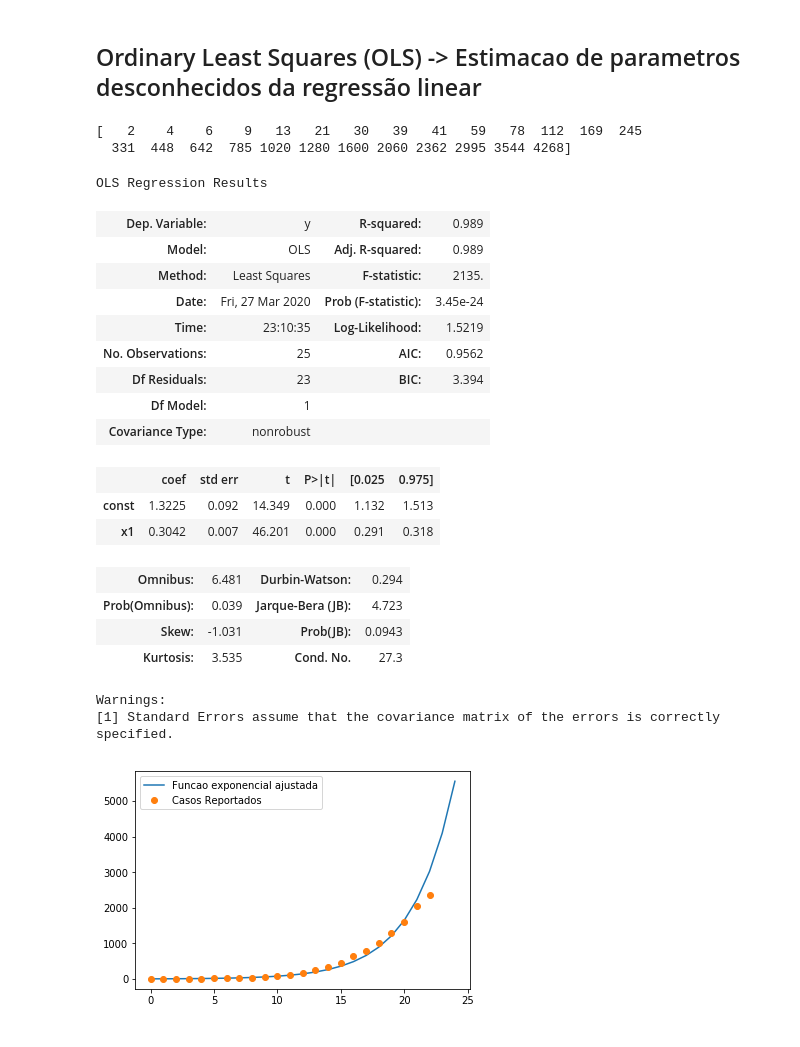
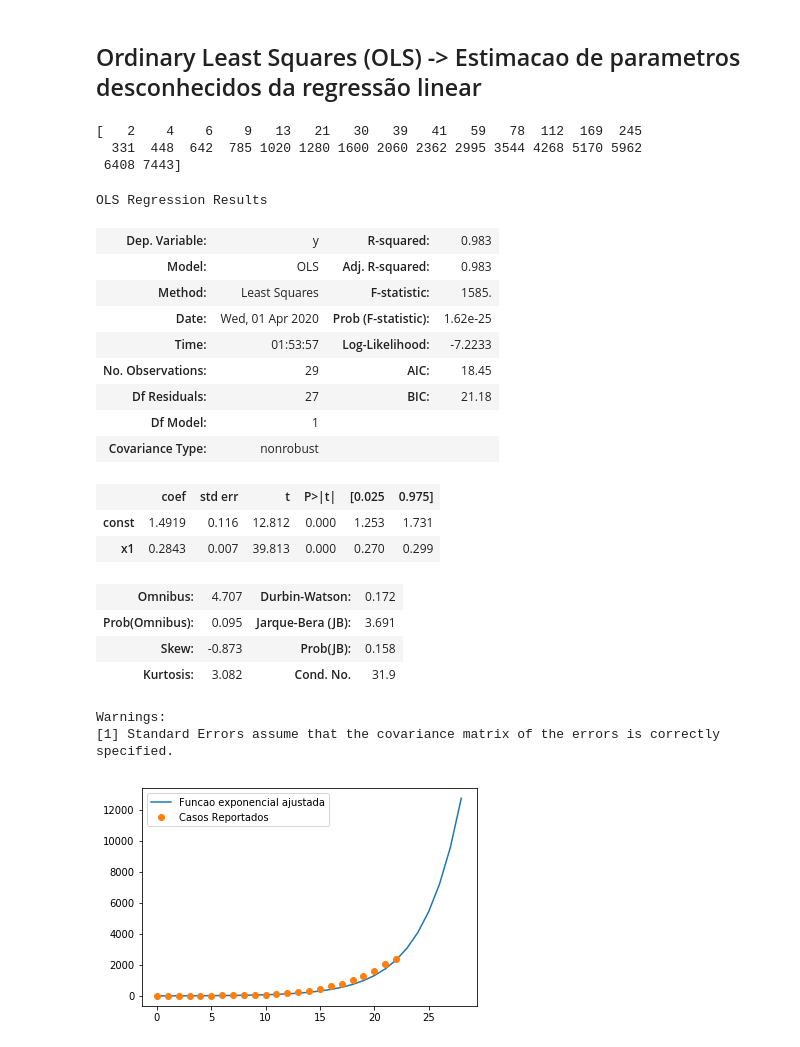
Before and after one commit to DuarteAndre/Covid-19_visualizacao_dados, a Jupyter notebook: Meus_testes_COVID.ipynb, the cells around one changed output. Drawn from its saved outputs; the diff is of its cells as text; code cells hidden in the pictures.

```diff
--- a/Meus_testes_COVID.ipynb
+++ b/Meus_testes_COVID.ipynb
@@ -134,48 +134,49 @@ df_data[['obitos']].plot(kind='line', title='Evolucao dos obitos', linestyle='--
 # %% [markdown]
 ## Ordinary Least Squares (OLS) -> Estimacao de parametros desconhecidos da regressão linear
 # %%
-confir = np.array([2, 4, 6, 9, 13, 21, 30, 39, 41, 59, 78, 112, 169, 245, 331, 448, 642, 785, 1020, 1280, 1600, 2060, 2362, 2995, 3544, 4268])
+confir = np.array([2, 4, 6, 9, 13, 21, 30, 39, 41, 59, 78, 112, 169, 245, 331, 448, 642, 785, 1020, 1280, 1600, 2060, 2362, 2995, 3544, 4268, 5170, 5962, 6408, 7443])
 # %%
 print (confir)
 # %% [output]
 [   2    4    6    9   13   21   30   39   41   59   78  112  169  245
-  331  448  642  785 1020 1280 1600 2060 2362 2995 3544 4268]
+  331  448  642  785 1020 1280 1600 2060 2362 2995 3544 4268 5170 5962
+ 6408 7443]
 # %%
 x = np.arange(len(confir))
 x = add_constant(x)
 # %%
-modelo = OLS(np.log(confir[:25]), x[:25])
+modelo = OLS(np.log(confir[:29]), x[:29])
 # %%
 resultado = modelo.fit()
 # %%
 resultado.summary()
 # %% [output]
 OLS Regression Results
-| Dep. Variable: | y | R-squared: | 0.989 |
-| Model: | OLS | Adj. R-squared: | 0.989 |
-| Method: | Least Squares | F-statistic: | 2135. |
-| Date: | Fri, 27 Mar 2020 | Prob (F-statistic): | 3.45e-24 |
-| Time: | 23:10:35 | Log-Likelihood: | 1.5219 |
-| No. Observations: | 25 | AIC: | 0.9562 |
-| Df Residuals: | 23 | BIC: | 3.394 |
+| Dep. Variable: | y | R-squared: | 0.983 |
+| Model: | OLS | Adj. R-squared: | 0.983 |
+| Method: | Least Squares | F-statistic: | 1585. |
+| Date: | Wed, 01 Apr 2020 | Prob (F-statistic): | 1.62e-25 |
+| Time: | 01:53:57 | Log-Likelihood: | -7.2233 |
+| No. Observations: | 29 | AIC: | 18.45 |
+| Df Residuals: | 27 | BIC: | 21.18 |
 | Df Model: | 1 |  |  |
 | Covariance Type: | nonrobust |  |  |
 |  | coef | std err | t | P>|t| | [0.025 | 0.975] |
-| const | 1.3225 | 0.092 | 14.349 | 0.000 | 1.132 | 1.513 |
-| x1 | 0.3042 | 0.007 | 46.201 | 0.000 | 0.291 | 0.318 |
+| const | 1.4919 | 0.116 | 12.812 | 0.000 | 1.253 | 1.731 |
+| x1 | 0.2843 | 0.007 | 39.813 | 0.000 | 0.270 | 0.299 |
-| Omnibus: | 6.481 | Durbin-Watson: | 0.294 |
-| Prob(Omnibus): | 0.039 | Jarque-Bera (JB): | 4.723 |
-| Skew: | -1.031 | Prob(JB): | 0.0943 |
-| Kurtosis: | 3.535 | Cond. No. | 27.3 |
+| Omnibus: | 4.707 | Durbin-Watson: | 0.172 |
+| Prob(Omnibus): | 0.095 | Jarque-Bera (JB): | 3.691 |
+| Skew: | -0.873 | Prob(JB): | 0.158 |
+| Kurtosis: | 3.082 | Cond. No. | 31.9 |
 Warnings:
 [1] Standard Errors assume that the covariance matrix of the errors is correctly specified.
 # %%
 plt.plot(
-    np.exp(resultado.predict(x[:25])),
+    np.exp(resultado.predict(x[:29])),
     label="Funcao exponencial ajustada"
 )
 plt.plot(confir[:23], "o", label="Casos Reportados")
 plt.legend()
 plt.show()
 # %% [output]
-[figure, old version]
+[figure, new version]
```
Also changed, not shown: parts of 10 cells of this notebook, 1 other file.
